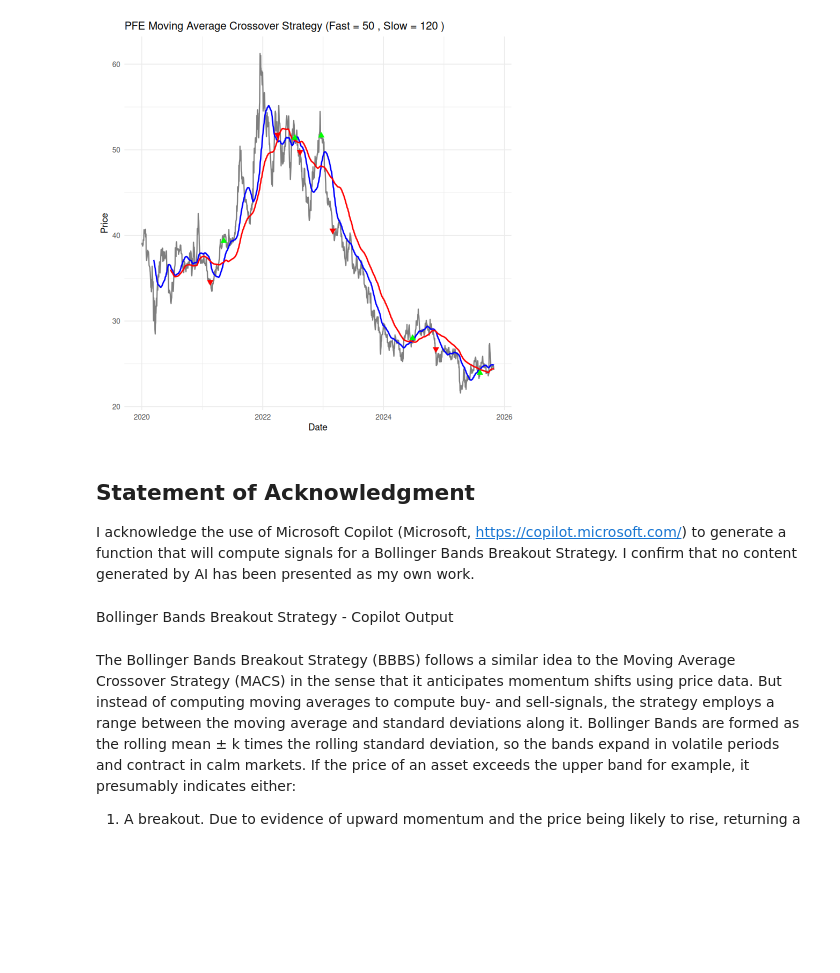
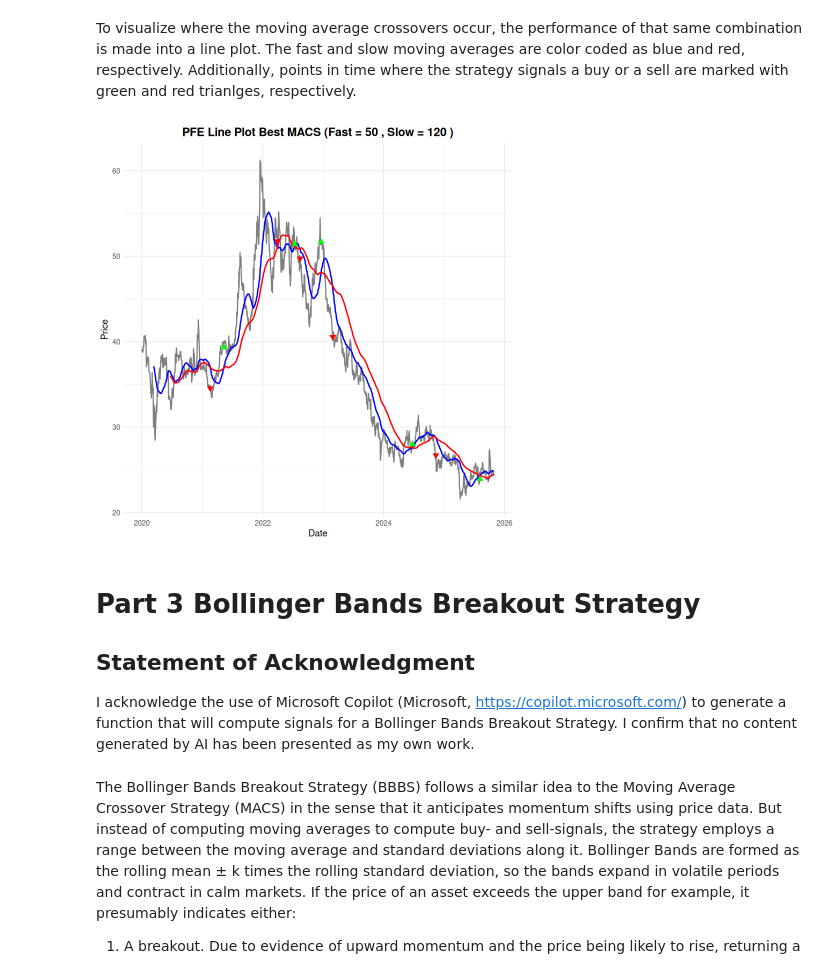
Before and after one commit to mg825/R_Assignment_1, a Jupyter notebook: Assignment-3/code3.ipynb, the cells around one changed output. Saved outputs shown, nothing was run; the diff lists cells and outputs as text; code cells hidden in the pictures; blank space fills up the shorter version.

```diff
--- a/Assignment-3/code3.ipynb
+++ b/Assignment-3/code3.ipynb
@@ -59,6 +90,6 @@ Calculate simple daily returns
 # %%
+#| tbl-cap: "Compressed Daily Return Data PFE"
 data_pfe = data_pfe %>%
-    mutate(simple_d_r = prccd / lag(prccd) - 1) %>%
-    na.omit()
-glimpse(data_pfe)
+    mutate(simple_d_r = prccd / lag(prccd) - 1)
+head(data_pfe |> select(tic, datadate, conm, prccd, simple_d_r))
 # %% [output]
@@ -289,7 +238,13 @@ Using your functions, generate signals and backtest the strategy, plotting the p
 # %%
+#| fig-cap: "PFE Performance Summary Market vs MACS"
 pfe_xts = xts(df_pfe_slow_fast_ma$prccd, df_pfe_slow_fast_ma$datadate)
-signals = sign(f_fast_MA(pfe_xts) - f_slow_MA(pfe_xts))
 
-charts.PerformanceSummary(backtest(pfe_xts, signals),
-                          main = "Market vs MACS Strategy")
+# Determine fast & slow MAs on xts
+fast_xts = f_fast_MA(pfe_xts)
+slow_xts = f_slow_MA(pfe_xts)
+
+sig_xts = signals(fast_xts, slow_xts)
+
+charts.PerformanceSummary(backtest(pfe_xts, sig_xts),
+                          main = "PFE Performance - Market vs MACS")
 # %% [output]
@@ -352,0 +290,12 @@ line plot
+# %%
+#| fig-cap: "PFE Performance Summary Market vs Best MACS"
+pfe_xts = xts(df_pfe_slow_fast_ma$prccd, df_pfe_slow_fast_ma$datadate)
+
+# Determine fast & slow MAs on xts
+fast_xts = f_fast_MA(pfe_xts, best$fast)
+slow_xts = f_slow_MA(pfe_xts, best$slow)
+
+sig_xts = signals(fast_xts, slow_xts)
+
+charts.PerformanceSummary(backtest(pfe_xts, sig_xts),
+                          main = "PFE Performance - Market vs Best MACS")
@@ -353,46 +304,46 @@ line plot
+# %% [markdown]
+To visualize where the moving average crossovers occur, the performance of that same combination is made into a line plot. The fast and slow moving averages are color coded as blue and red, respectively. Additionally, points in time where the strategy signals a buy or a sell are marked with green and red trianlges, respectively.
 # %%
-# Extract the best parameters
-best_fast = best$fast
-best_slow = best$slow
-
-# Recalculate MAs and signals for the best combo
+#| fig-cap: "PFE Line Plot Best MACS"
 fast_best = f_fast_MA(pfe_xts, window = best_fast)
 slow_best = f_slow_MA(pfe_xts, window = best_slow)
 sig_best = signals(fast_best, slow_best)
 
 # Identify crossover points (buy/sell signals)
 crossover_points = which(diff(sig_best) != 0)
 buy_points = crossover_points[sig_best[crossover_points + 1] == 1]
 sell_points = crossover_points[sig_best[crossover_points + 1] == -1]
 
 # Convert to data frame for ggplot
 plot_data <- data.frame(
   Date = index(pfe_xts),
   Price = as.numeric(pfe_xts),
   Fast_MA = as.numeric(fast_best),
   Slow_MA = as.numeric(slow_best)
 )
 
 # Plot price, MAs, crossovers and signals
 ggplot(plot_data, aes(x = Date)) +
   geom_line(aes(y = Price), color = "grey50", linewidth = 0.7) +
   geom_line(aes(y = Fast_MA), color = "blue", linewidth = 0.8) +
   geom_line(aes(y = Slow_MA), color = "red", linewidth = 0.8) +
   geom_point(data = plot_data[buy_points, ], aes(y = Price), color = "green", size = 2, shape = 24, fill = "green") +
   geom_point(data = plot_data[sell_points, ], aes(y = Price), color = "red", size = 2, shape = 25, fill = "red") +
   labs(
-    title = paste("PFE Moving Average Crossover Strategy (Fast =", best_fast, ", Slow =", best_slow, ")"),
+    title = paste("PFE Line Plot Best MACS (Fast =", best$fast, ", Slow =", best$slow, ")"),
     y = "Price",
     x = "Date"
   ) +
-  theme_minimal()
+  theme_minimal() +
+  theme(
+    plot.title = element_text(face = "bold", hjust = 0.5, size = 14)
+  )
 # %% [output]
-[figure, old version]
+[figure, new version]
 # %% [markdown]
+# Part 3 Bollinger Bands Breakout Strategy
 ## Statement of Acknowledgment
 I acknowledge the use of Microsoft Copilot (Microsoft,  https://copilot.microsoft.com/) to generate a function that will compute signals for a Bollinger Bands Breakout Strategy. I confirm that no content generated by AI has been presented as my own work.
-# %% [markdown]
-Bollinger Bands Breakout Strategy - Copilot Output
 # %% [markdown]
 The Bollinger Bands Breakout Strategy (BBBS) follows a similar idea to the Moving Average Crossover Strategy (MACS) in the sense that it anticipates momentum shifts using price data. But instead of computing moving averages to compute buy- and sell-signals, the strategy employs a range between the moving average and standard deviations along it. Bollinger Bands are formed as the rolling mean ± k times the rolling standard deviation, so the bands expand in volatile periods and contract in calm markets. If the price of an asset exceeds the upper band for example, it presumably indicates either:
 1. A breakout. Due to evidence of upward momentum and the price being likely to rise, returning a buy-signal.
```
Also changed, not shown: parts of 45 cells of this notebook, 1 other file.
